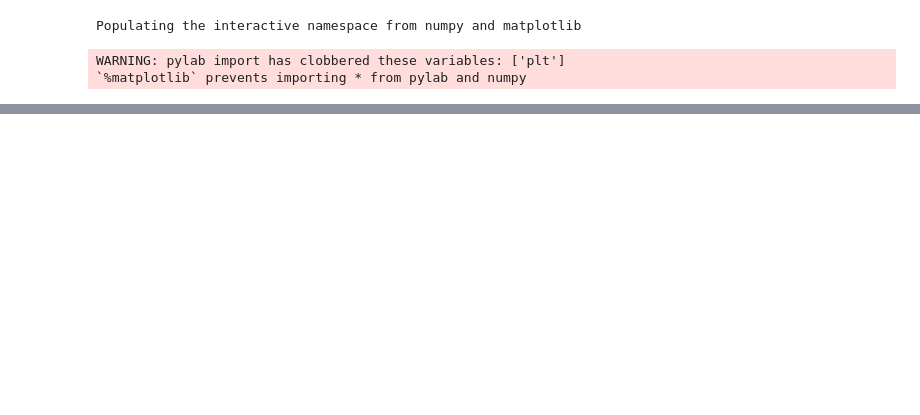
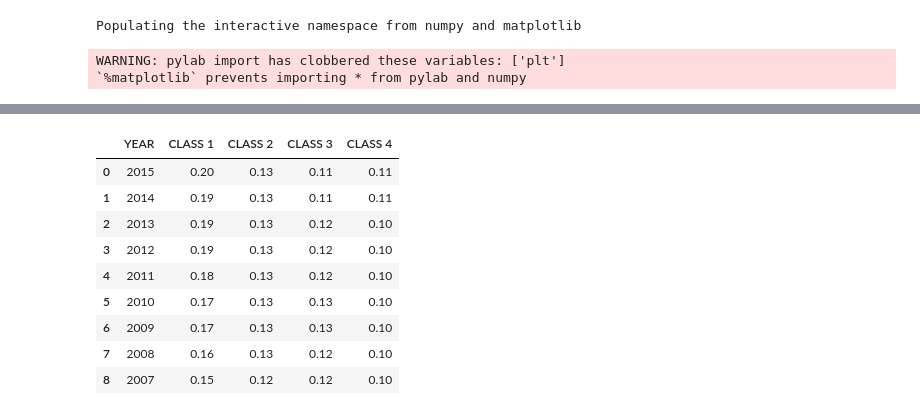
Before and after one commit to mu529/property_tax, a Jupyter notebook: ETR.ipynb, the cells around one changed output, grey strips where cells are left out. Cells and saved outputs as stored; diff of their text form; code cells hidden in the pictures; blank space fills up the shorter version.

```diff
--- a/ETR.ipynb
+++ b/ETR.ipynb
@@ -53,0 +57,7 @@ even_older_list = ['http://www1.nyc.gov/assets/finance/downloads/pdf/rolling_sal
+# %%
+url_zip = 'https://www.dropbox.com/sh/nlbj8whi5izbihr/AAD8CvKIYMnVpKUcBDazRe22a?dl=1'
+r = requests.get(url_zip)
+zip_ = zipfile.ZipFile(StringIO.StringIO(r.content))
+filename_zip = 'ZIP_spatial/ZIP_CODE_040114.shp'
+filename_tax = 'Tax_rates.csv'
+filename_assessment = 'dof_assessments_merged.csv'
@@ -116,0 +146,13 @@ sales_data_subset['PRICE_BINS'] = pd.cut(sales_data_subset.SALE_PRICE,bins,label
+# %%
+tax
+# %% [output]
+|  | YEAR | CLASS 1 | CLASS 2 | CLASS 3 | CLASS 4 |
+| 0 | 2015 | 0.20 | 0.13 | 0.11 | 0.11 |
+| 1 | 2014 | 0.19 | 0.13 | 0.11 | 0.11 |
+| 2 | 2013 | 0.19 | 0.13 | 0.12 | 0.10 |
+| 3 | 2012 | 0.19 | 0.13 | 0.12 | 0.10 |
+| 4 | 2011 | 0.18 | 0.13 | 0.12 | 0.10 |
+| 5 | 2010 | 0.17 | 0.13 | 0.13 | 0.10 |
+| 6 | 2009 | 0.17 | 0.13 | 0.13 | 0.10 |
+| 7 | 2008 | 0.16 | 0.13 | 0.12 | 0.10 |
+| 8 | 2007 | 0.15 | 0.12 | 0.12 | 0.10 |
```
Also changed, not shown: parts of 39 cells of this notebook.
